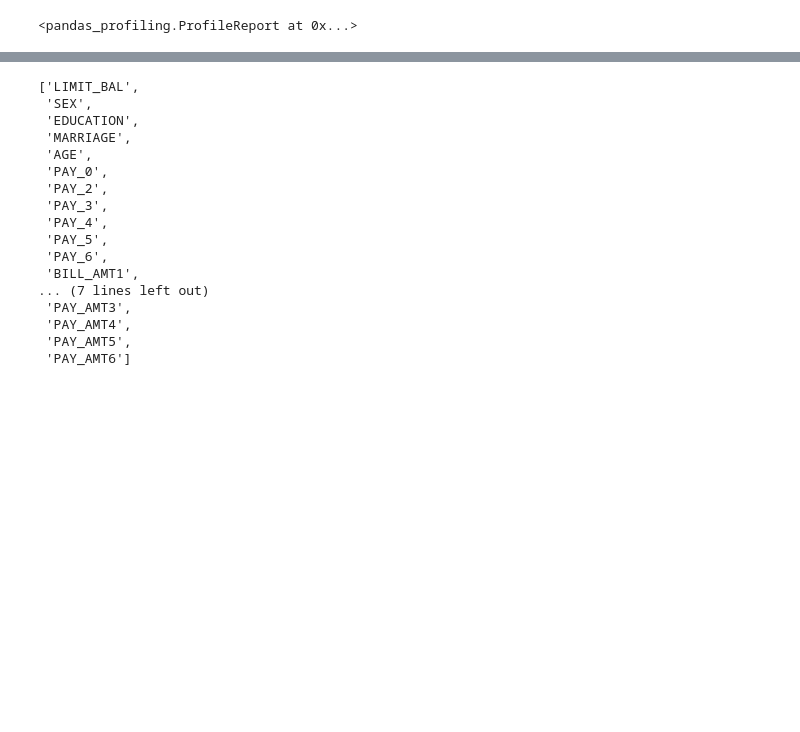
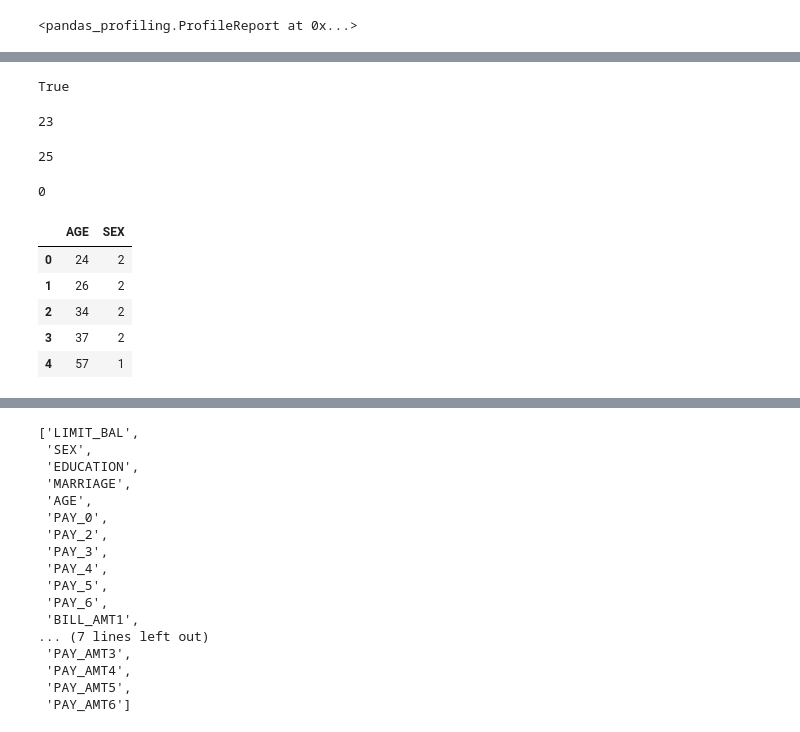
Before and after one commit to Ewen2015/Kaggle, a Jupyter notebook: payment_default/payment_hands_on.ipynb, the cells around one changed output, grey strips where cells are left out. Drawn from its saved outputs; the diff is of its cells as text; code cells hidden in the pictures; blank space fills up the shorter version.

```diff
--- a/payment_default/payment_hands_on.ipynb
+++ b/payment_default/payment_hands_on.ipynb
@@ -24,0 +111,29 @@ predictors = [x for x in dataset.columns if x not in [target, 'ID']]
+# %%
+silent=False
+not silent
+# %% [output]
+True
+# %%
+len(predictors)
+# %% [output]
+23
+# %%
+dataset.shape[1]
+# %% [output]
+25
+# %%
+df = pd.DataFrame()
+df.shape[1]
+# %% [output]
+0
+# %%
+result = pd.concat([dataset['AGE'], dataset['SEX']], axis=1)
+# %%
+result.head()
+# %% [output]
+|  | AGE | SEX |
+| 0 | 24 | 2 |
+| 1 | 26 | 2 |
+| 2 | 34 | 2 |
+| 3 | 37 | 2 |
+| 4 | 57 | 1 |
```
Also changed, not shown: parts of 14 cells of this notebook.
